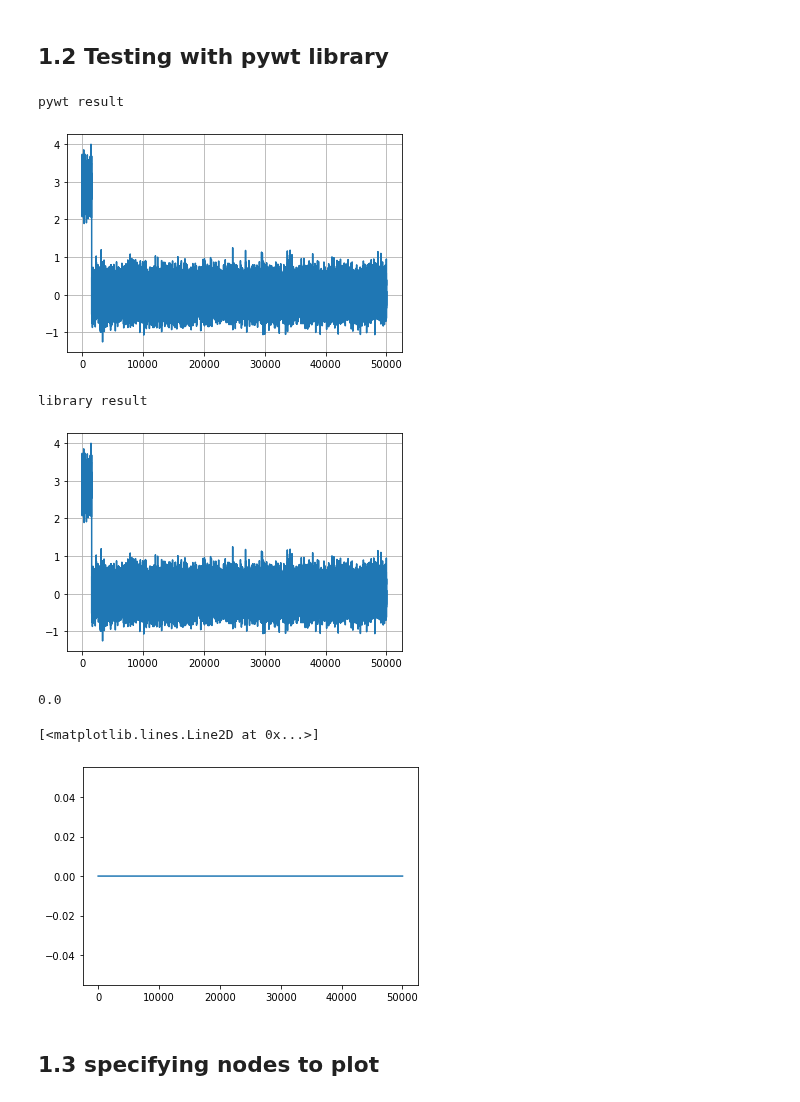
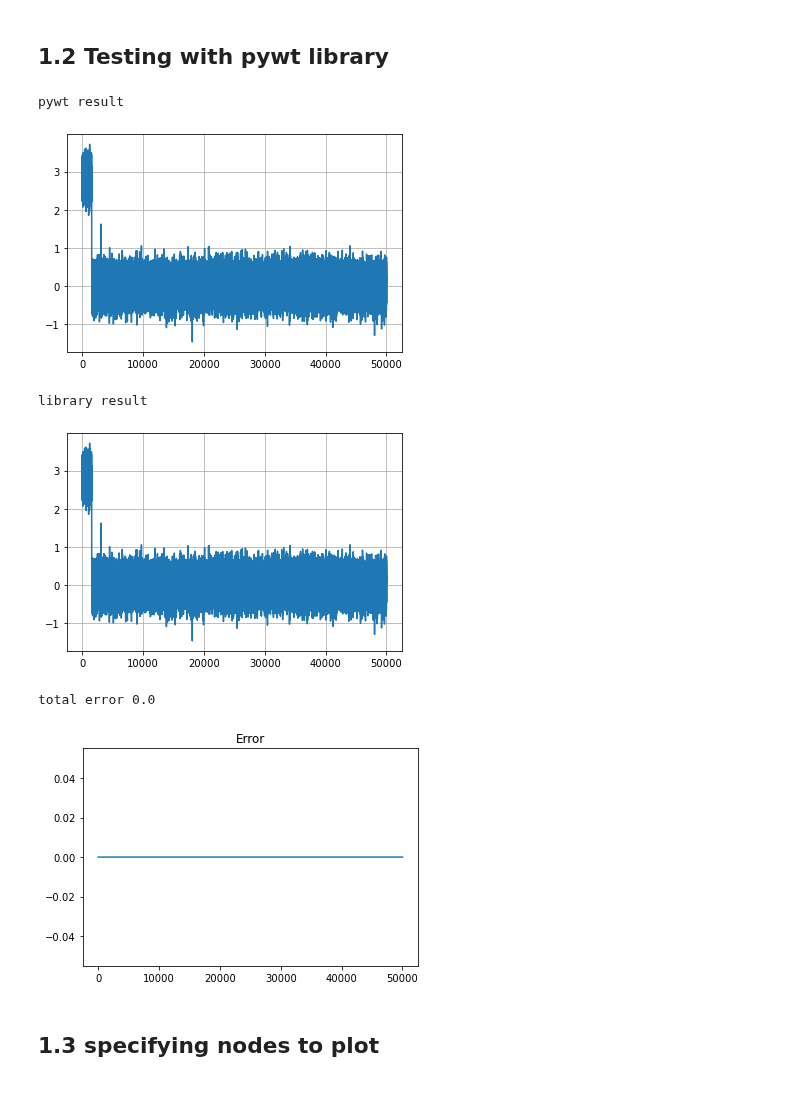
Before and after one commit to USonixGroup/wpt-cavitation, a Jupyter notebook: notebooks/transform_testing.ipynb, the cells around one changed output. Drawn from its saved outputs; the diff is of its cells as text; code cells hidden in the pictures.

```diff
--- a/notebooks/transform_testing.ipynb
+++ b/notebooks/transform_testing.ipynb
@@ -113,36 +113,37 @@ total dwt energy: 499.5000000000001
 # %%
 # Test result against pywt library
 
 # Generate data
 data = [random.random() for _ in range(50000)]
 
 # Transform settings
 levels = 5
 wavelet = "haar"
 mode = "zero"
 pywp_object = pywt.WaveletPacket(data, wavelet, maxlevel=levels, mode=mode)
 
 # pywt result
 print("pywt result")
 pywt_result = test_plot.plot_pywp_test(pywp_object, levels)
 
 # Library result
 print("library result")
 obj = wpt.dwpt(data, levels, wavelet, mode)
 library_result = test_plot.plot_test(obj.get_level(levels))
 
 # Error calculation
 error = pywt_result - library_result
-print(np.mean(error))
-plot.plt.plot(error)
+print("total error", np.sum(error))
+plt.plot(error)
+plt.title("Error")
+plt.show()
 # %% [output]
 pywt result
-[figure, old version]
+[figure, new version]
 library result
-[figure, old version]
+[figure, new version]
-0.0
+total error 0.0
-[<matplotlib.lines.Line2D at 0x...>]
-[figure, old version]
+[figure, new version]
 # %% [markdown]
 ## 1.3 specifying nodes to plot
 # %%
```
Also changed, not shown: parts of 6 cells of this notebook.
